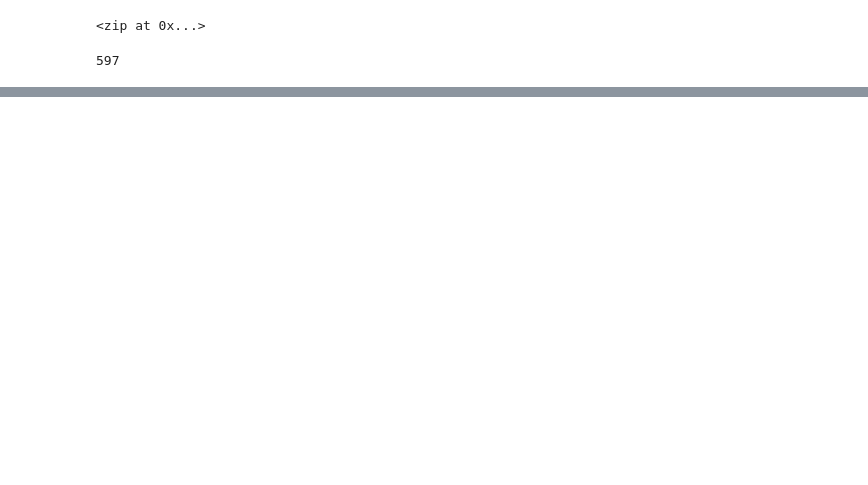
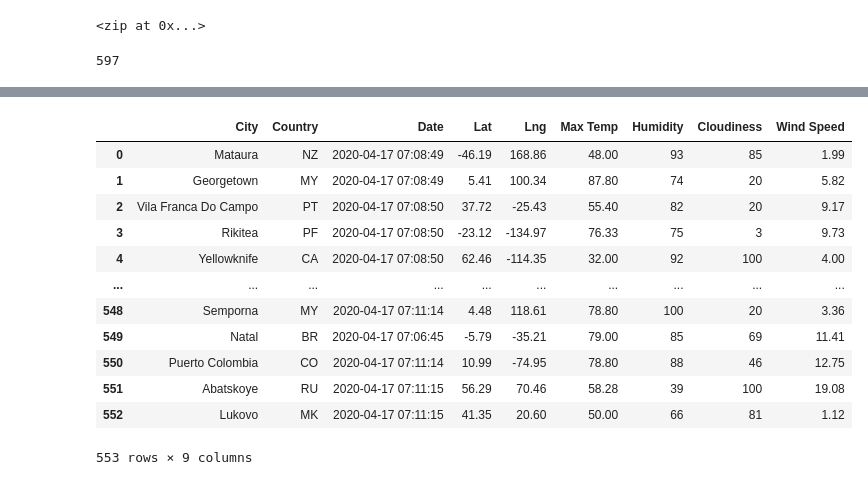
Before and after one commit to Gloriasc419/World_Weather_Analysis, a Jupyter notebook: WeatherPy.ipynb, the cells around one changed output, grey strips where cells are left out. Saved outputs shown, nothing was run; the diff lists cells and outputs as text; code cells hidden in the pictures; blank space fills up the shorter version.

```diff
--- a/WeatherPy.ipynb
+++ b/WeatherPy.ipynb
@@ -32,0 +39,4 @@ len(cities)
+# %%
+# Starting URL for Weather Map API Call.
+url = "http://api.openweathermap.org/data/2.5/weather?units=Imperial&APPID=" + weather_api_key
+print(url)
@@ -32,0 +132,4 @@ len(cities)
+# %%
+# Convert the array of dictionaries to a Pandas DataFrame.
+city_data_df = pd.DataFrame(city_data)
+city_data_df.head(10)
@@ -32,0 +148,20 @@ len(cities)
+# %%
+#Reorder the columns as City, Country, Date, Lat, Lng, Max Temp, Humidity, Cloudiness, and Wind Speed
+
+new_column_order=["City", "Country", "Date", "Lat", "Lng", "Max Temp", "Humidity", "Cloudiness", "Wind Speed"]
+city_data_df = city_data_df [new_column_order]
+city_data_df
+# %% [output]
+|  | City | Country | Date | Lat | Lng | Max Temp | Humidity | Cloudiness | Wind Speed |
+| 0 | Mataura | NZ | 2020-04-17 07:08:49 | -46.19 | 168.86 | 48.00 | 93 | 85 | 1.99 |
+| 1 | Georgetown | MY | 2020-04-17 07:08:49 | 5.41 | 100.34 | 87.80 | 74 | 20 | 5.82 |
+| 2 | Vila Franca Do Campo | PT | 2020-04-17 07:08:50 | 37.72 | -25.43 | 55.40 | 82 | 20 | 9.17 |
+| 3 | Rikitea | PF | 2020-04-17 07:08:50 | -23.12 | -134.97 | 76.33 | 75 | 3 | 9.73 |
+| 4 | Yellowknife | CA | 2020-04-17 07:08:50 | 62.46 | -114.35 | 32.00 | 92 | 100 | 4.00 |
+| ... | ... | ... | ... | ... | ... | ... | ... | ... | ... |
+| 548 | Semporna | MY | 2020-04-17 07:11:14 | 4.48 | 118.61 | 78.80 | 100 | 20 | 3.36 |
+| 549 | Natal | BR | 2020-04-17 07:06:45 | -5.79 | -35.21 | 79.00 | 85 | 69 | 11.41 |
+| 550 | Puerto Colombia | CO | 2020-04-17 07:11:14 | 10.99 | -74.95 | 78.80 | 88 | 46 | 12.75 |
+| 551 | Abatskoye | RU | 2020-04-17 07:11:15 | 56.29 | 70.46 | 58.28 | 39 | 100 | 19.08 |
+| 552 | Lukovo | MK | 2020-04-17 07:11:15 | 41.35 | 20.60 | 50.00 | 66 | 81 | 1.12 |
+553 rows × 9 columns
```
Also changed, not shown: parts of 7 cells of this notebook, 2 other files.
